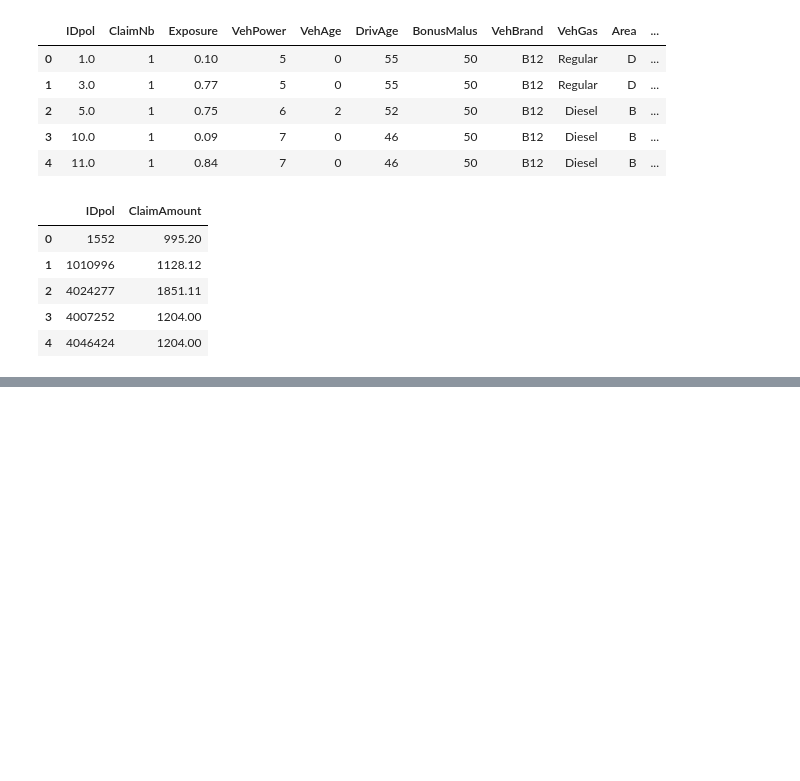
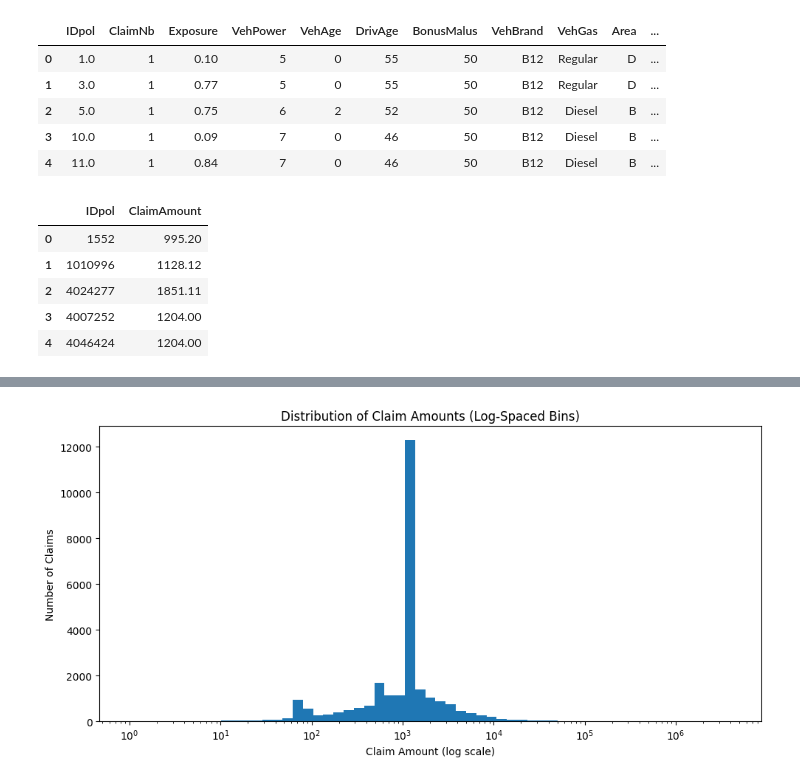
Before and after one commit to ericrulz643/Insurance-Risk-Pricing-Analysis, a Jupyter notebook: notebooks/insurance_risk_pricing_analysis.ipynb, the cells around one changed output, grey strips where cells are left out. Saved outputs shown, nothing was run; the diff lists cells and outputs as text; code cells hidden in the pictures; blank space fills up the shorter version.

```diff
--- a/notebooks/insurance_risk_pricing_analysis.ipynb
+++ b/notebooks/insurance_risk_pricing_analysis.ipynb
@@ -535,0 +1429,23 @@ Severity records for unmatched policies:
+# %%
+import numpy as np
+import matplotlib.pyplot as plt
+
+claim_amounts = sev["ClaimAmount"]
+
+# Create bin edges evenly spaced on a logarithmic scale
+log_bins = np.logspace(
+    np.log10(claim_amounts.min()),
+    np.log10(claim_amounts.max()),
+    60
+)
+
+plt.figure(figsize=(10, 5))
+plt.hist(claim_amounts, bins=log_bins)
+plt.xscale("log")
+plt.title("Distribution of Claim Amounts (Log-Spaced Bins)")
+plt.xlabel("Claim Amount (log scale)")
+plt.ylabel("Number of Claims")
+plt.tight_layout()
+plt.show()
+# %% [output]
+[figure, added]
```
Also changed, not shown: parts of 70 cells of this notebook.
